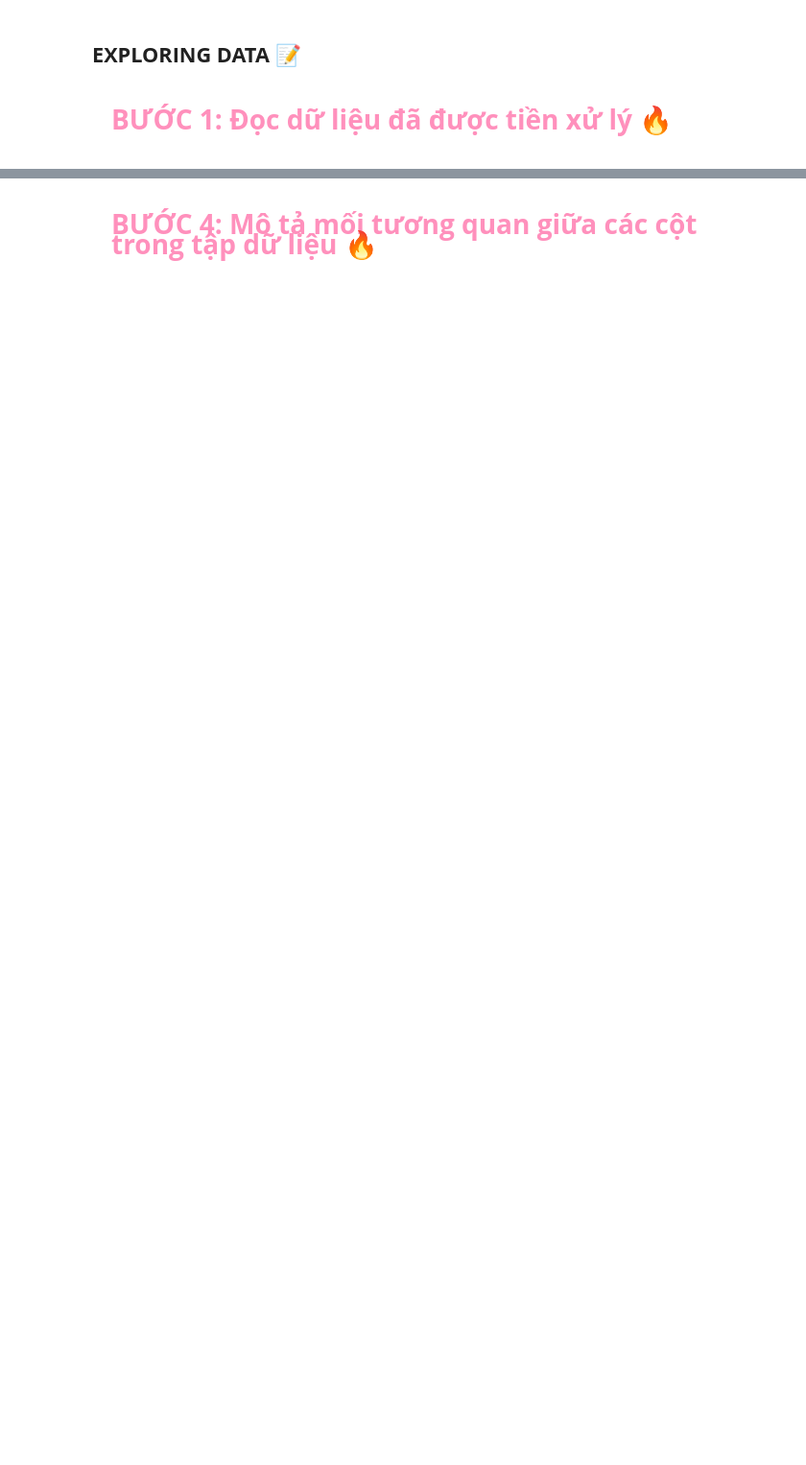
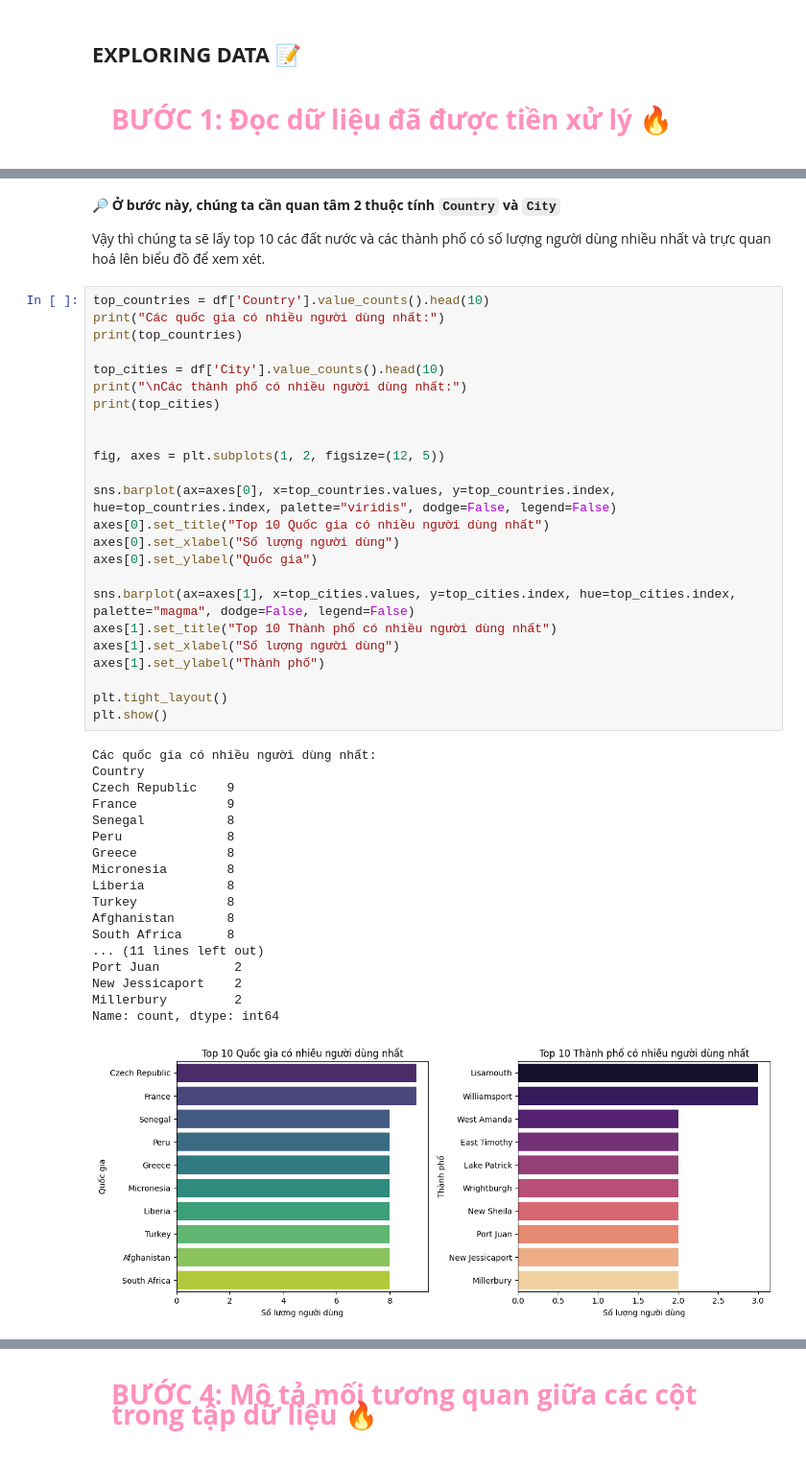
Before and after one commit to Alexieve/Applied-Data-Analytics, a Jupyter notebook: Notebooks/2-EDA/2_EDA.ipynb, the cells around one changed output, grey strips where cells are left out. Shown at 96% size. Drawn from its saved outputs; the diff is of its cells as text; blank space fills up the shorter version.

```diff
--- a/Notebooks/2-EDA/2_EDA.ipynb
+++ b/Notebooks/2-EDA/2_EDA.ipynb
@@ -337,0 +44,47 @@ plt.show()
+# %% [markdown]
+🔎 **Ở bước này, chúng ta cần quan tâm 2 thuộc tính `Country` và `City`**
+
+Vậy thì chúng ta sẽ lấy top 10 các đất nước và các thành phố có số lượng người dùng nhiều nhất và trực quan hoá lên biểu đồ để xem xét.
+# %%
+top_countries = df['Country'].value_counts().head(10)
+print("Các quốc gia có nhiều người dùng nhất:")
+print(top_countries)
+
+top_cities = df['City'].value_counts().head(10)
+print("\nCác thành phố có nhiều người dùng nhất:")
+print(top_cities)
+
+
+fig, axes = plt.subplots(1, 2, figsize=(12, 5))
+
+sns.barplot(ax=axes[0], x=top_countries.values, y=top_countries.index, hue=top_countries.index, palette="viridis", dodge=False, legend=False)
+axes[0].set_title("Top 10 Quốc gia có nhiều người dùng nhất")
+axes[0].set_xlabel("Số lượng người dùng")
+axes[0].set_ylabel("Quốc gia")
+
+sns.barplot(ax=axes[1], x=top_cities.values, y=top_cities.index, hue=top_cities.index, palette="magma", dodge=False, legend=False)
+axes[1].set_title("Top 10 Thành phố có nhiều người dùng nhất")
+axes[1].set_xlabel("Số lượng người dùng")
+axes[1].set_ylabel("Thành phố")
+
+plt.tight_layout()
+plt.show()
+# %% [output]
+Các quốc gia có nhiều người dùng nhất:
+Country
+Czech Republic    9
+France            9
+Senegal           8
+Peru              8
+Greece            8
+Micronesia        8
+Liberia           8
+Turkey            8
+Afghanistan       8
+South Africa      8
+... (11 lines left out)
+Port Juan          2
+New Jessicaport    2
+Millerbury         2
+Name: count, dtype: int64
+[figure, added]
```
Also changed, not shown: parts of 195 cells of this notebook, 8 other files.
